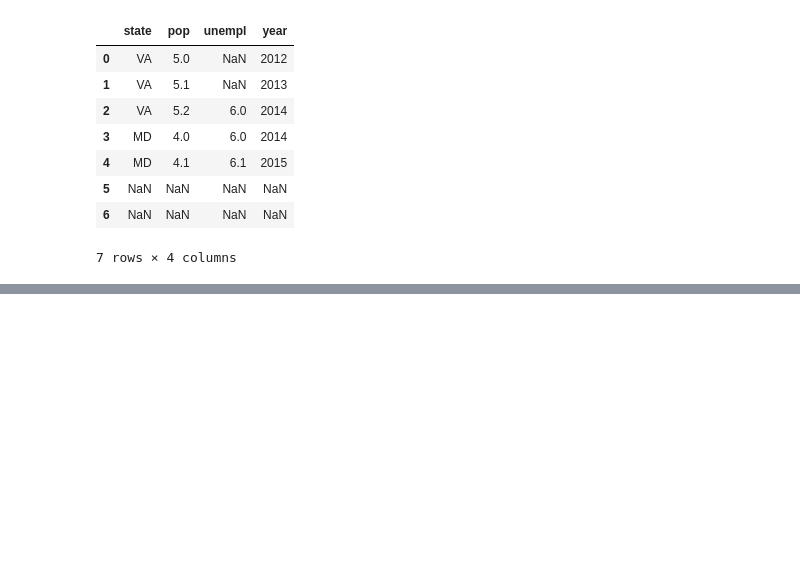
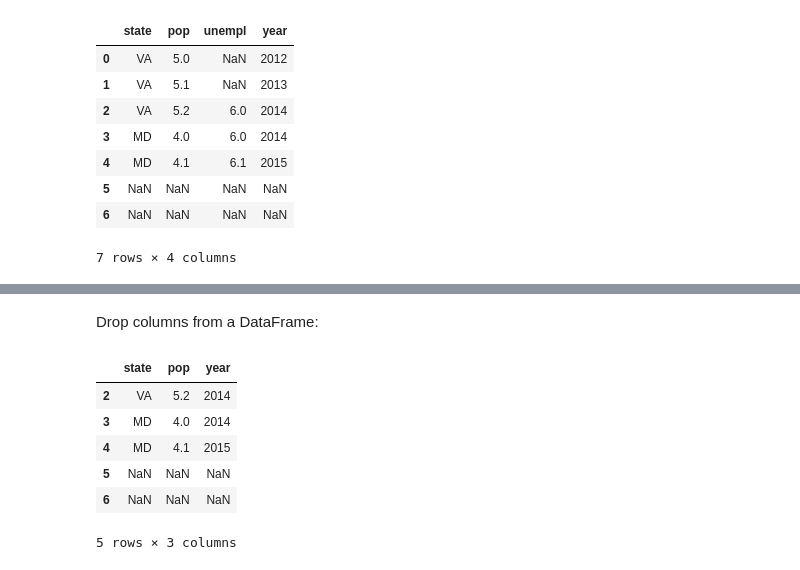
Before and after one commit to donnemartin/data-science-ipython-notebooks, a Jupyter notebook: pandas/pandas.ipynb, the cells around one changed output, grey strips where cells are left out. Drawn from its saved outputs; the diff is of its cells as text; code cells hidden in the pictures; blank space fills up the shorter version.

```diff
--- a/pandas/pandas.ipynb
+++ b/pandas/pandas.ipynb
@@ -484,0 +502,13 @@ frame_3.ix[range(0, 7), ['state', 'pop', 'unempl', 'year']]
+# %% [markdown]
+Drop columns from a DataFrame:
+# %%
+frame_7 = frame_7.drop('unempl', axis=1)
+frame_7
+# %% [output]
+|  | state | pop | year |
+| 2 | VA | 5.2 | 2014 |
+| 3 | MD | 4.0 | 2014 |
+| 4 | MD | 4.1 | 2015 |
+| 5 | NaN | NaN | NaN |
+| 6 | NaN | NaN | NaN |
+5 rows × 3 columns
```
Also changed, not shown: parts of 5 cells of this notebook.
